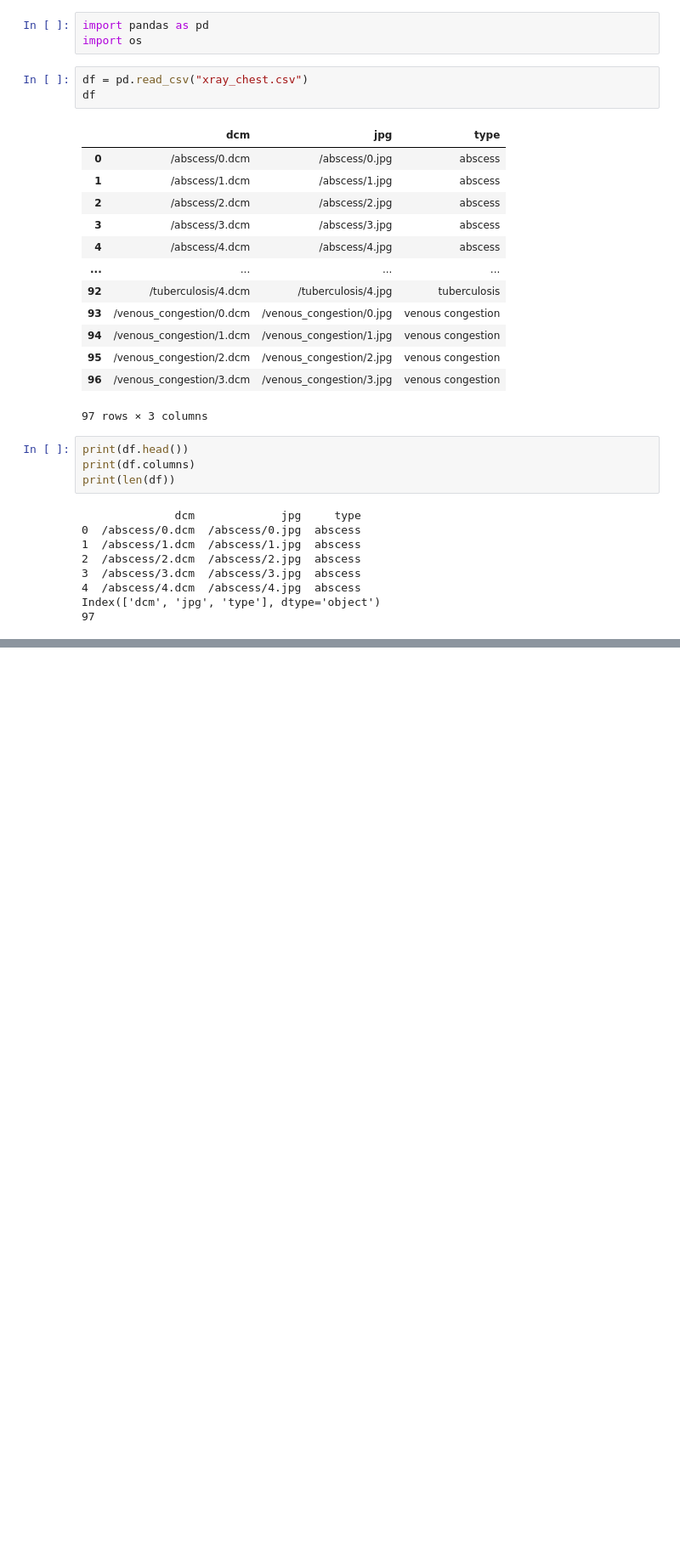
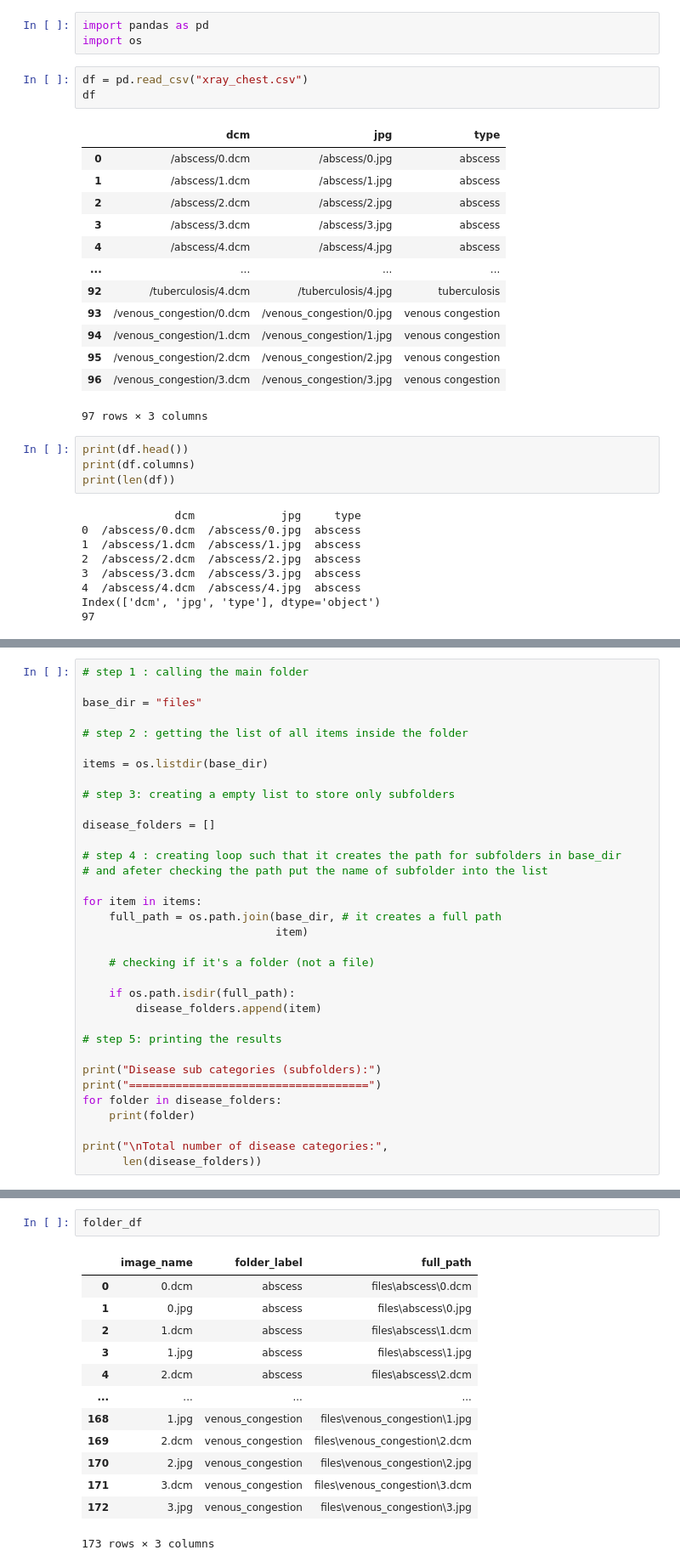
Before and after one commit to rgurung977/cxr-analysis, a Jupyter notebook: Untitled.ipynb, the cells around one changed output, grey strips where cells are left out. Shown at 85% size. Saved outputs shown, nothing was run; the diff lists cells and outputs as text; blank space fills up the shorter version.

```diff
--- a/Untitled.ipynb
+++ b/Untitled.ipynb
@@ -61,0 +55,34 @@ total images in folders: 173
+# %%
+# step 1 : calling the main folder
+
+base_dir = "files"
+
+# step 2 : getting the list of all items inside the folder
+
+items = os.listdir(base_dir)
+
+# step 3: creating a empty list to store only subfolders
+
+disease_folders = []
+
+# step 4 : creating loop such that it creates the path for subfolders in base_dir
+# and afeter checking the path put the name of subfolder into the list
+
+for item in items:
+    full_path = os.path.join(base_dir, # it creates a full path
+                             item)
+
+    # checking if it's a folder (not a file)
+
+    if os.path.isdir(full_path):
+        disease_folders.append(item)
+
+# step 5: printing the results
+
+print("Disease sub categories (subfolders):")
+print("====================================")
+for folder in disease_folders:
+    print(folder)
+
+print("\nTotal number of disease categories:",
+      len(disease_folders))
@@ -61,0 +259,16 @@ total images in folders: 173
+# %%
+folder_df
+# %% [output]
+|  | image_name | folder_label | full_path |
+| 0 | 0.dcm | abscess | files\abscess\0.dcm |
+| 1 | 0.jpg | abscess | files\abscess\0.jpg |
+| 2 | 1.dcm | abscess | files\abscess\1.dcm |
+| 3 | 1.jpg | abscess | files\abscess\1.jpg |
+| 4 | 2.dcm | abscess | files\abscess\2.dcm |
+| ... | ... | ... | ... |
+| 168 | 1.jpg | venous_congestion | files\venous_congestion\1.jpg |
+| 169 | 2.dcm | venous_congestion | files\venous_congestion\2.dcm |
+| 170 | 2.jpg | venous_congestion | files\venous_congestion\2.jpg |
+| 171 | 3.dcm | venous_congestion | files\venous_congestion\3.dcm |
+| 172 | 3.jpg | venous_congestion | files\venous_congestion\3.jpg |
+173 rows × 3 columns
```
Also changed, not shown: parts of 12 cells of this notebook.
